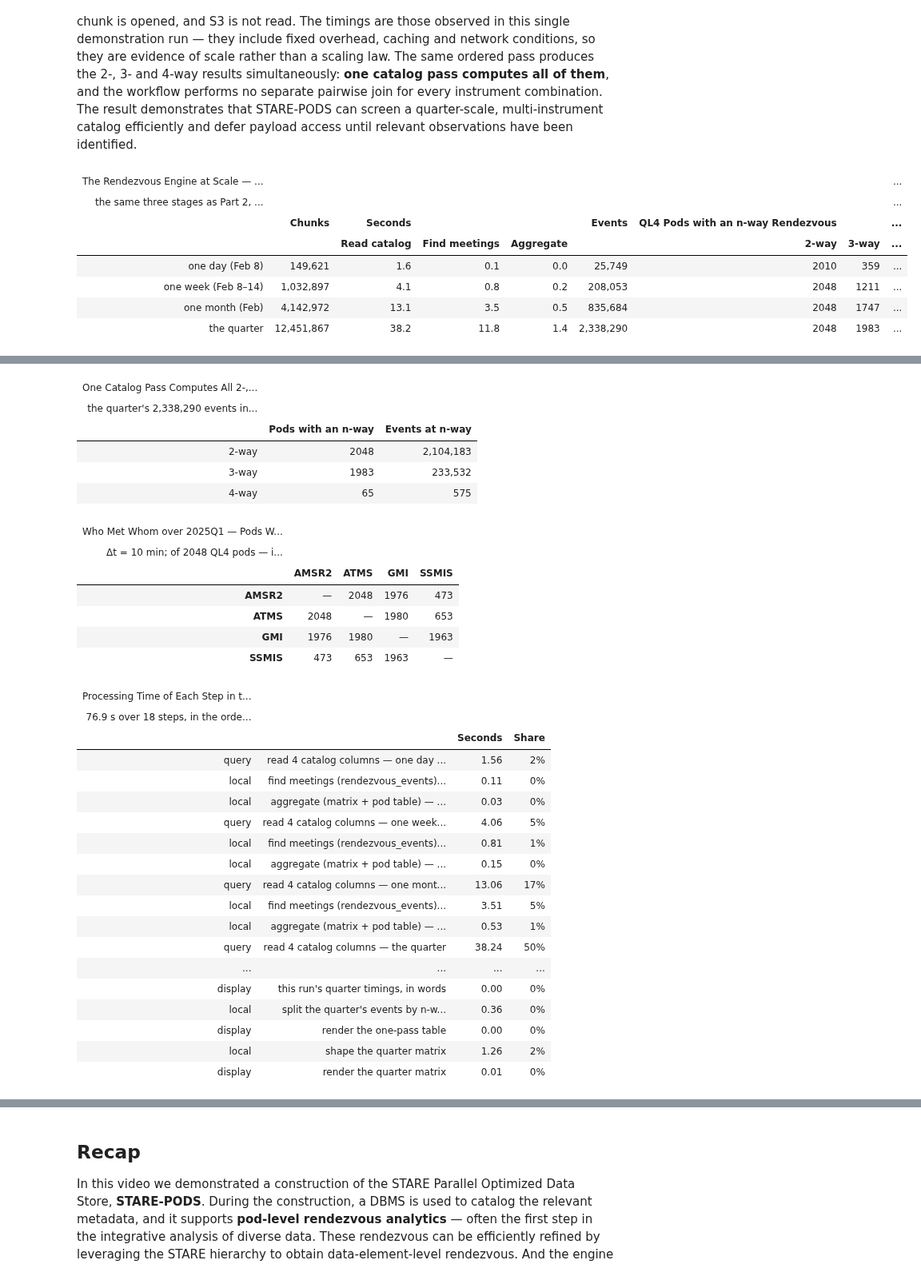
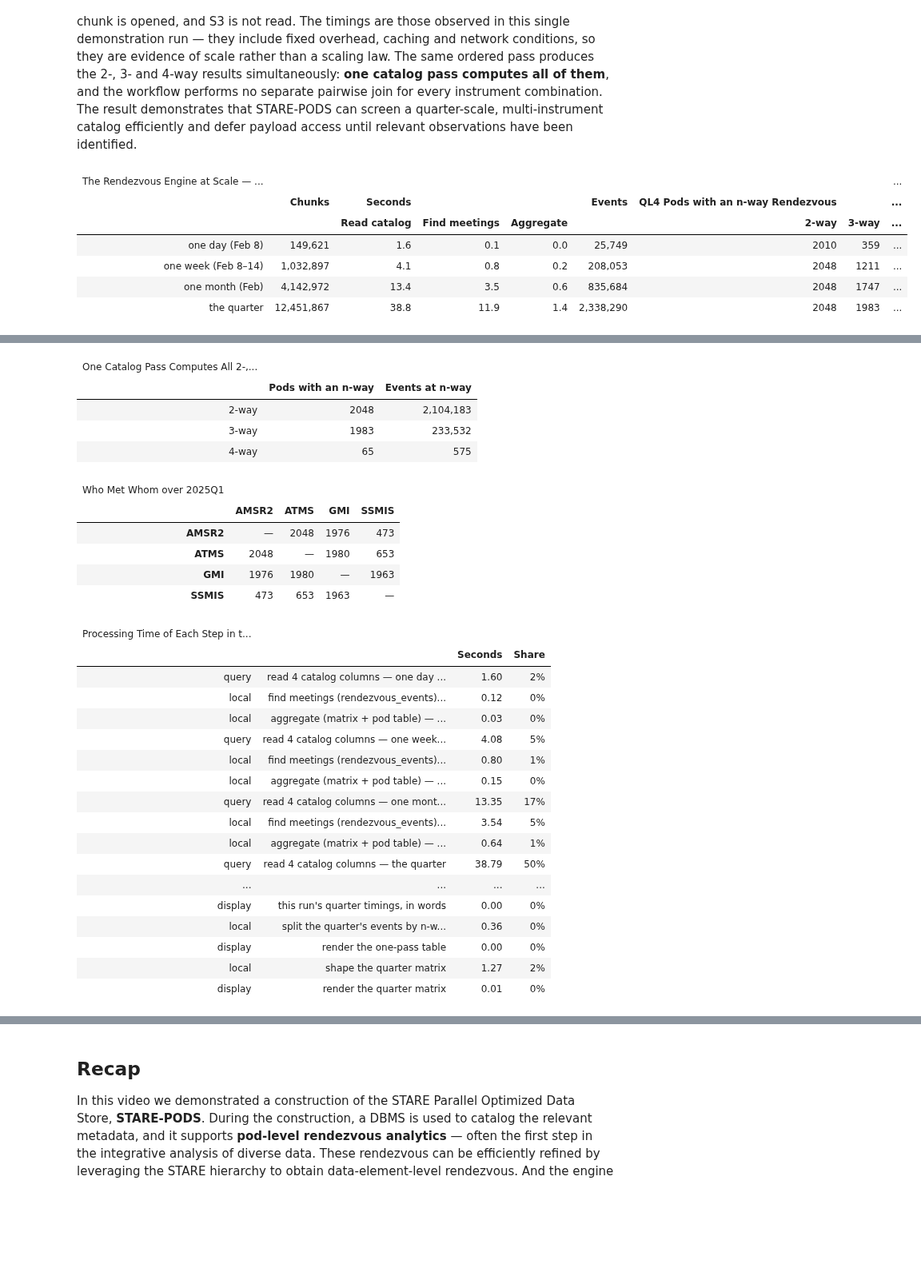
Before and after one commit to SpatioTemporal/STAREPandas, a Jupyter notebook: starepandas/s3_starepods_examples_video_v6.ipynb, the cells around one changed output, grey strips where cells are left out. Shown at 80% size. Cells and saved outputs as stored; diff of their text form; code cells hidden in the pictures; blank space fills up the shorter version.

```diff
--- a/starepandas/s3_starepods_examples_video_v6.ipynb
+++ b/starepandas/s3_starepods_examples_video_v6.ipynb
@@ -875,11 +858,6 @@ from starepandas.demo_plots import swath_label
 pod_s1 = in_pod[in_pod['Dataset'].str.endswith('_S1')]             # first scan group of the six swaths
 granule_of = {swath_label(d, g): g for d, g in zip(pod_s1['Dataset'], pod_s1['granule'])}
 assert len(granule_of) == pod_s1['granule'].nunique()               # one label per swath
-other_groups = (in_pod[~in_pod['Dataset'].str.endswith('_S1')]
-                .groupby('granule').apply(lambda g: ' · '.join(
-                    f"{d.split('_', 1)[1]}: {n:,}" for d, n in
-                    g.groupby('Dataset')['num_rows'].sum().items()), include_groups=False))
-
 cases = [
     (pod_s1,
      f"all {pod_s1['granule'].nunique()} orbit swaths in the pod",
@@ -905,36 +883,24 @@ for k, (rows, what, title) in enumerate(cases, start=4):
             return (px['timestamp'].min() - members_end).total_seconds() / 60
         return 0.0
 
+    # one membership column: ✓ for a member, else the pass's gap to the
+    # rendezvous in minutes (negative before it, positive after)
     arrival = pd.DataFrame([
         {'swath': label,
          'data elements': len(px),
-         'other scan groups': other_groups.get(granule_of[label], ''),
          'pass start': px['timestamp'].min().strftime('%H:%M:%S'),
          'pass end': px['timestamp'].max().strftime('%H:%M:%S'),
-         'in the rendezvous': '✓' if label in member_labels else '',
-         'gap': '' if label in member_labels else f"{gap_minutes(px):+.0f}"}
+         'in the rendezvous': '✓' if label in member_labels else f"{gap_minutes(px):+.0f}"}
         for label, px in passes.items()
     ])
-    if title is None:                                       # the 3-way: every row is a member
-        arrival = arrival.drop(columns='gap')
-    first_pass = min(px['timestamp'].min() for px in passes.values())
-    last_pass = max(px['timestamp'].max() for px in passes.values())
     with T.step('display', f'render the arrival table — {what}'):
-        table = (
+        display(
             GT(arrival)
             .tab_header(title=(f"Pod {focus_pod} — a {len(passes)}-Way Rendezvous" if title is None
-                               else f"Pod {focus_pod} — All {len(passes)} Orbit Swaths in the Pod"),
-                        subtitle=("first scan group of each swath, in order of arrival, "
-                                  f"all inside Δt = {minutes_of(EXAMPLE_DT)} min; the rendezvous completes "
-                                  f"{meeting.strftime('%Y-%m-%d %H:%M:%S')}" if title is None else
-                                  "first scan group of each swath, in order of arrival — the six passes "
-                                  f"nearest the rendezvous, {first_pass.strftime('%Y-%m-%d %H:%M')} → "
-                                  f"{last_pass.strftime('%H:%M')} UTC"))
+                               else f"Pod {focus_pod} — All {len(passes)} Orbit Swaths in the Pod"))
             .fmt_integer(columns='data elements')
+            .cols_label(**{'data elements': 'Data in S1'})
         )
-        if title is not None:
-            table = table.cols_label(gap=html("Gap to the rendezvous<br>(min)"))
-        display(table)
     with T.step('plot', f'build figure {k} — {what}'):
         fig = plot_rendezvous(focus_pod, passes, meeting, EXAMPLE_DT, title=title,
                               region=virginia, region_label='Virginia',
@@ -1183,13 +1141,11 @@ perf = pd.DataFrame(perf_rows)
 with T.step('display', 'render the scope × stage table'):
     display(
         GT(perf)
-        .tab_header(title=f"The Rendezvous Engine at Scale — the Whole Store, Δt = {PART6_MIN} min",
-                    subtitle="the same three stages as Part 2, on a day, a week, a month "
-                             "and the whole of 2025Q1; no chunk is ever opened")
+        .tab_header(title=f"The Rendezvous Engine at Scale — the Whole Store, Δt = {PART6_MIN} min")
         .fmt_integer(columns=['chunks', 'events'])
         .fmt_number(columns=['load_s', 'find_s', 'aggregate_s'], decimals=1)
-        .tab_spanner(label="Seconds", columns=['load_s', 'find_s', 'aggregate_s'])
-        .tab_spanner(label="QL4 Pods with an n-way Rendezvous",
+        .tab_spanner(label=spanner("Seconds"), columns=['load_s', 'find_s', 'aggregate_s'])
+        .tab_spanner(label=spanner("QL4 Pods with an n-way Rendezvous"),
                      columns=['2-way', '3-way', '4-way'])
         .cols_label(scope="", load_s="Read catalog", find_s="Find meetings", aggregate_s="Aggregate")
     )
@@ -1201,43 +1157,38 @@ with T.step('display', "this run's quarter timings, in words"):
 
 with T.step('local', 'split the quarter\'s events by n-way (pandas)'):
     quarter_find_s = perf.loc[perf['scope'] == 'the quarter', 'find_s'].iloc[0]
     widths = quarter_events['instruments'].map(len)
     flat = pd.DataFrame([
         {'width': f'{n}-way',
          'pods': int(quarter_table[n].gt(0).sum()),
          'events': int((widths == n).sum())}
         for n in (2, 3, 4)
     ])   # an event = one pass arriving at a pod while others are still active
 with T.step('display', 'render the one-pass table'):
     display(
         GT(flat)
-        .tab_header(title="One Catalog Pass Computes All 2-, 3- and 4-Way Results",
-                    subtitle=f"the quarter's {len(quarter_events):,} events in total, split by n — the three "
-                             f"rows add up to it, all from the one {quarter_find_s:.1f} s search")
+        .tab_header(title="One Catalog Pass Computes All 2-, 3- and 4-Way Results")
         .fmt_integer(columns='events')
         .cols_label(width="", pods="Pods with an n-way", events="Events at n-way")
     )
 
 with T.step('local', 'shape the quarter matrix'):
     assert quarter_matrix.equals(overlap_matrix(q_events))   # the same catalog and window as Part 2
     qm = quarter_matrix.astype(object)
     for instrument in qm.index:
         qm.loc[instrument, instrument] = '—'
     qm.insert(0, 'instrument', qm.index)
 with T.step('display', 'render the quarter matrix'):
     display(
         GT(qm.reset_index(drop=True), rowname_col='instrument')
-        .tab_header(title="Who Met Whom over 2025Q1 — Pods Where Each Pair Met",
-                    subtitle=f"Δt = {PART6_MIN} min; of {8 * 4 ** STARE_LEVEL} QL{STARE_LEVEL} "
-                             "pods — identical to Part 2's matrix: the same catalog and the same window")
+        .tab_header(title="Who Met Whom over 2025Q1")
     )
 display(T.table("Processing Time of Each Step in this Part 6 Cell"))
 # %% [output]
 | The Rendezvous Engine at Scale — ... |  |  |  |  |  |  |  | ... |
-| the same three stages as Part 2, ... |  |  |  |  |  |  |  | ... |
 |  | Chunks | Seconds |  |  | Events | QL4 Pods with an n-way Rendezvous |  | ... |
 |  |  | Read catalog | Find meetings | Aggregate |  | 2-way | 3-way | ... |
 | one day (Feb 8) | 149,621 | 1.6 | 0.1 | 0.0 | 25,749 | 2010 | 359 | ... |
 | one week (Feb 8–14) | 1,032,897 | 4.1 | 0.8 | 0.2 | 208,053 | 2048 | 1211 | ... |
-| one month (Feb) | 4,142,972 | 13.1 | 3.5 | 0.5 | 835,684 | 2048 | 1747 | ... |
-| the quarter | 12,451,867 | 38.2 | 11.8 | 1.4 | 2,338,290 | 2048 | 1983 | ... |
+| one month (Feb) | 4,142,972 | 13.4 | 3.5 | 0.6 | 835,684 | 2048 | 1747 | ... |
+| the quarter | 12,451,867 | 38.8 | 11.9 | 1.4 | 2,338,290 | 2048 | 1983 | ... |
@@ -1245,32 +1196,29 @@ In this run, the full-quarter catalog retrieval took 38 s, the rendezvous search
 | One Catalog Pass Computes All 2-,... |  |  |
-| the quarter's 2,338,290 events in... |  |  |
 |  | Pods with an n-way | Events at n-way |
 | 2-way | 2048 | 2,104,183 |
 | 3-way | 1983 | 233,532 |
 | 4-way | 65 | 575 |
-| Who Met Whom over 2025Q1 — Pods W... |  |  |  |  |
-| Δt = 10 min; of 2048 QL4 pods — i... |  |  |  |  |
+| Who Met Whom over 2025Q1 |  |  |  |  |
 |  | AMSR2 | ATMS | GMI | SSMIS |
 | AMSR2 | — | 2048 | 1976 | 473 |
 | ATMS | 2048 | — | 1980 | 653 |
 | GMI | 1976 | 1980 | — | 1963 |
 | SSMIS | 473 | 653 | 1963 | — |
 | Processing Time of Each Step in t... |  |  |  |
-| 76.9 s over 18 steps, in the orde... |  |  |  |
 |  |  | Seconds | Share |
-| query | read 4 catalog columns — one day ... | 1.56 | 2% |
-| local | find meetings (rendezvous_events)... | 0.11 | 0% |
+| query | read 4 catalog columns — one day ... | 1.60 | 2% |
+| local | find meetings (rendezvous_events)... | 0.12 | 0% |
 | local | aggregate (matrix + pod table) — ... | 0.03 | 0% |
-| query | read 4 catalog columns — one week... | 4.06 | 5% |
-| local | find meetings (rendezvous_events)... | 0.81 | 1% |
+| query | read 4 catalog columns — one week... | 4.08 | 5% |
+| local | find meetings (rendezvous_events)... | 0.80 | 1% |
 | local | aggregate (matrix + pod table) — ... | 0.15 | 0% |
-| query | read 4 catalog columns — one mont... | 13.06 | 17% |
-| local | find meetings (rendezvous_events)... | 3.51 | 5% |
-| local | aggregate (matrix + pod table) — ... | 0.53 | 1% |
-| query | read 4 catalog columns — the quarter | 38.24 | 50% |
+| query | read 4 catalog columns — one mont... | 13.35 | 17% |
+| local | find meetings (rendezvous_events)... | 3.54 | 5% |
+| local | aggregate (matrix + pod table) — ... | 0.64 | 1% |
+| query | read 4 catalog columns — the quarter | 38.79 | 50% |
 | ... | ... | ... | ... |
 | display | this run's quarter timings, in words | 0.00 | 0% |
 | local | split the quarter's events by n-w... | 0.36 | 0% |
 | display | render the one-pass table | 0.00 | 0% |
-| local | shape the quarter matrix | 1.26 | 2% |
+| local | shape the quarter matrix | 1.27 | 2% |
 | display | render the quarter matrix | 0.01 | 0% |
```
Also changed, not shown: parts of 10 cells of this notebook.
